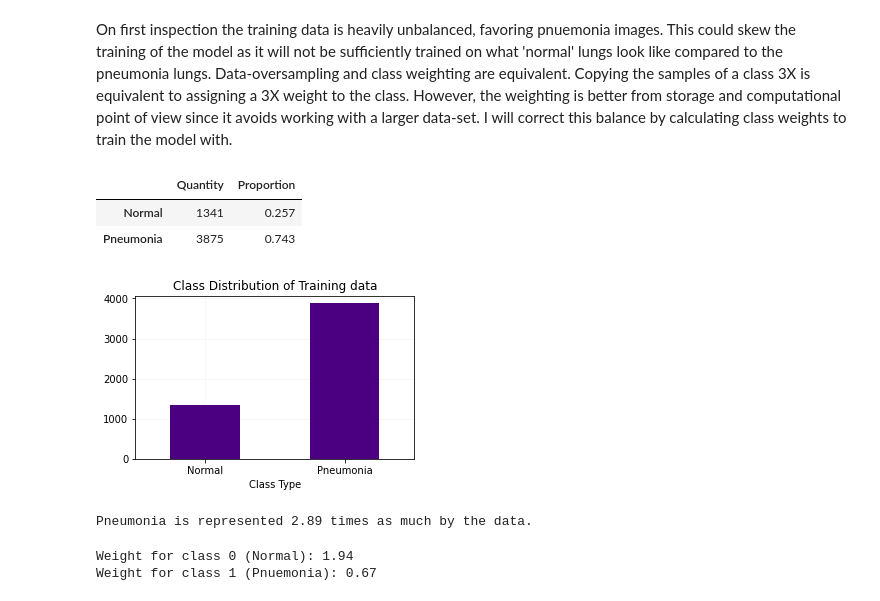
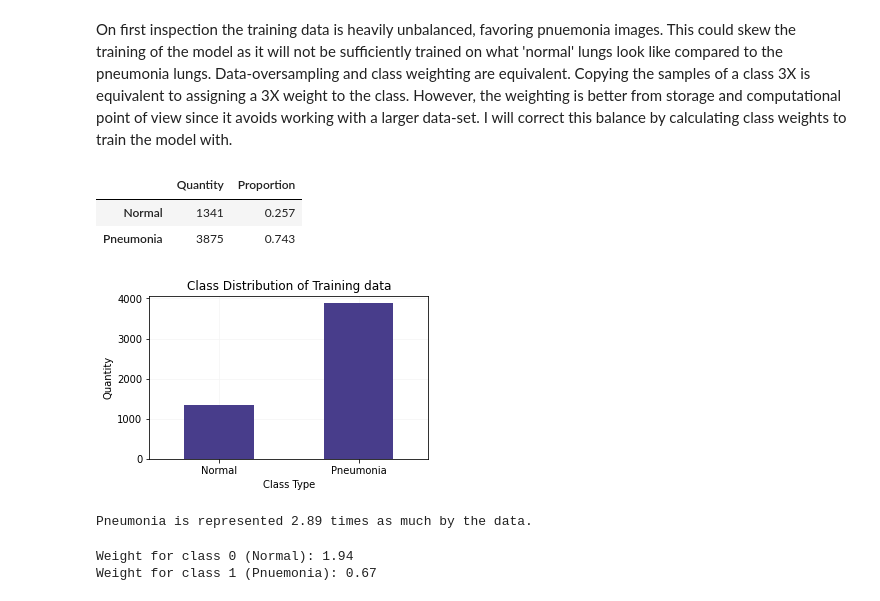
Before and after one commit to anna-dang/mod04-computer_vision_CNN, a Jupyter notebook: project_4_notebook.ipynb, the cells around one changed output. Cells and saved outputs as stored; diff of their text form; code cells hidden in the pictures.

```diff
--- a/project_4_notebook.ipynb
+++ b/project_4_notebook.ipynb
@@ -341,29 +252,29 @@ On first inspection the training data is heavily unbalanced, favoring pnuemonia
 # %%
 # Display proportion by class for training set
 normed = get_num_images(train_path, form='normed')
 total = get_num_images(train_path, form='tuple')
 total_s = pd.Series(data={'Normal': total[0], 'Pneumonia': total[1]}, name= 'Quantity').to_frame()
 norm_s = pd.Series(data={'Normal': normed[0], 'Pneumonia': normed[1]}, name= 'Proportion').to_frame()
 class_frame = pd.concat([total_s, norm_s], axis=1)
 display(class_frame)
 print('\n')
 
 # Plot the distribution as a bar graph
 class_frame['Quantity'].plot.bar(figsize=(5,3), legend=False, rot=0,
-                                 color='indigo', zorder=3)
+                                 color='darkslateblue', zorder=3)
 plt.title('Class Distribution of Training data')
 plt.xlabel("Class Type")
 plt.ylabel("Quantity")
 plt.grid(color="whitesmoke", zorder=0)
 plt.show()
 
 print("\n")
 print(f"Pneumonia is represented {round(total[1]/total[0], 2)} times as much by the data.")
 # %% [output]
 |  | Quantity | Proportion |
 | Normal | 1341 | 0.257 |
 | Pneumonia | 3875 | 0.743 |
-[figure, old version]
+[figure, new version]
 Pneumonia is represented 2.89 times as much by the data.
 # %%
 # Set class weights according to Keras documentation
```
Also changed, not shown: parts of 42 cells of this notebook.
